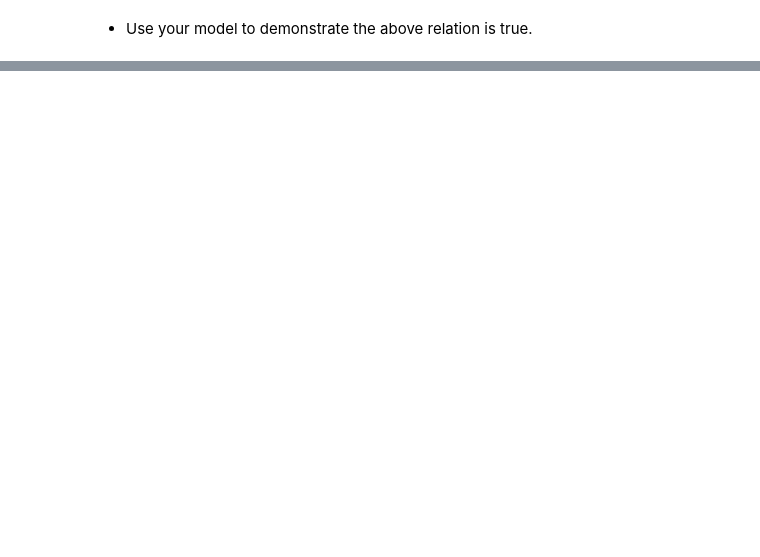
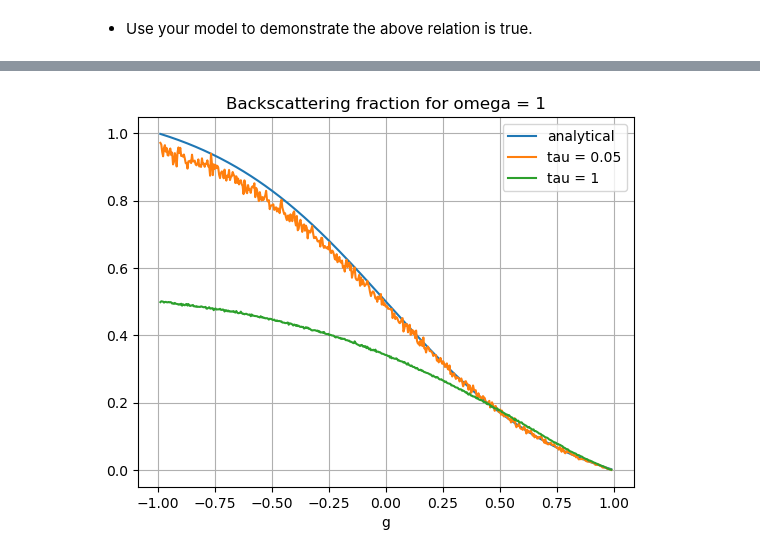
Before and after one commit to wwwtobin/sioc251_radiative_transfer, a Jupyter notebook: HW3_monte_carlo_scattering_PartI/scattering_model.ipynb, the cells around one changed output, grey strips where cells are left out. Saved outputs shown, nothing was run; the diff lists cells and outputs as text; code cells hidden in the pictures; blank space fills up the shorter version.

```diff
--- a/HW3_monte_carlo_scattering_PartI/scattering_model.ipynb
+++ b/HW3_monte_carlo_scattering_PartI/scattering_model.ipynb
@@ -756,0 +1081,20 @@ plt.show()
+# %%
+backscatter_g = 0.5*(1 - g_test_vals**2) * (
+    (
+        np.sqrt(g_test_vals**2 + 2 * g_test_vals + 1)
+        / (g_test_vals * (-(g_test_vals**2) - 2 * g_test_vals - 1))
+    )
+    - (np.sqrt(g_test_vals**2 + 1) / (g_test_vals * (-(g_test_vals**2) - 1)))
+)
+# %%
+plt.plot(g_test_vals, backscatter_g, label='analytical')
+df_qc.set_index("g")['f_g3'].plot(label='tau = 0.05')
+df_qc.set_index("g")['f_g6'].plot(label='tau = 1')
+plt.grid()
+plt.legend()
+plt.xlabel('g')
+plt.title('Backscattering fraction for omega = 1')
+plt.savefig("figures/backscattering_fraction.png", dpi=150, bbox_inches="tight")
+plt.show()
+# %% [output]
+[figure, added]
```
Also changed, not shown: parts of 35 cells of this notebook, 13 other files.
